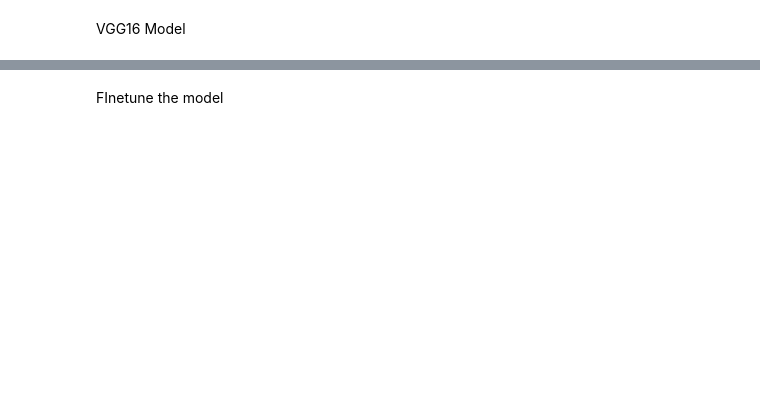
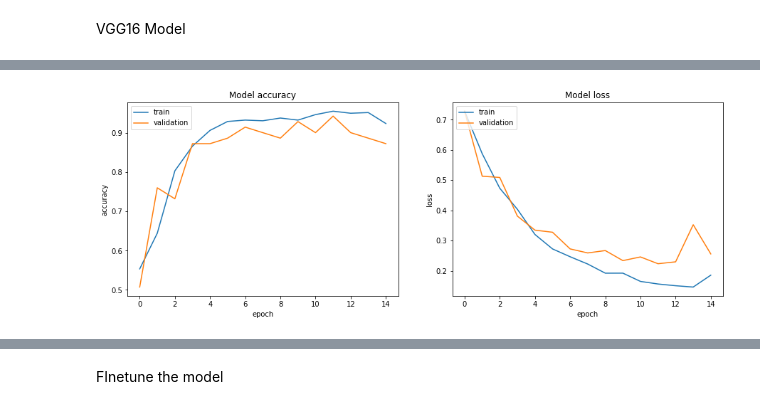
Before and after one commit to dmosh/deeplearning, a Jupyter notebook: imageclassification.ipynb, the cells around one changed output, grey strips where cells are left out. Drawn from its saved outputs; the diff is of its cells as text; code cells hidden in the pictures; blank space fills up the shorter version.

Commit message:
Kaggle Notebook | imageclassification | Version 7

```diff
--- a/imageclassification.ipynb
+++ b/imageclassification.ipynb
@@ -88,7 +81,7 @@ for i in range(3):
 # %% [markdown]
 image preprocessing
 # %%
-batch_size = 128
+batch_size = 32
 img_height, img_width = 390, 390
 input_shape = (img_height, img_width, 3)
 # %%
@@ -236,9 +182,13 @@ model_vgg16.summary()
 # %%
-checkpointer = ModelCheckpoint(filepath='/content/drive/MyDrive/Colab Notebooks/deeplearning/saved_models/cnn_model.hdf5',
+models_dir = "saved_models"
+if not os.path.exists(models_dir):
+    os.makedirs(models_dir)
+
+checkpointer = ModelCheckpoint(filepath='saved_models/cnn_model.hdf5',
                                monitor='val_accuracy', mode='max',
                                verbose=1, save_best_only=True)
 early_stopping = EarlyStopping(monitor='val_loss', mode='min', verbose=1, patience=3)
 reduce_lr = ReduceLROnPlateau(monitor='val_loss', factor=0.2,patience=2, min_lr=0.001)
 callbacks=[early_stopping, reduce_lr, checkpointer]
 # %%
-learning1 = model_vgg16.fit(train_ds, epochs = 5, validation_data = val_ds, callbacks=callbacks)
+learning1 = model_vgg16.fit(train_ds, epochs = 30, validation_data = val_ds, callbacks=callbacks)
@@ -245,2 +216,5 @@ learning1 = model_vgg16.fit(train_ds, epochs = 5, validation_data = val_ds, call
 # %%
-model_vgg16.load_weights('/content/drive/MyDrive/Colab Notebooks/deeplearning/saved_models/cnn_model.hdf5')
+model_vgg16.load_weights('saved_models/cnn_model.hdf5')
+plot_train_history(learning1)
+# %% [output]
+[figure, added]
```
Also changed, not shown: parts of 32 cells of this notebook.
